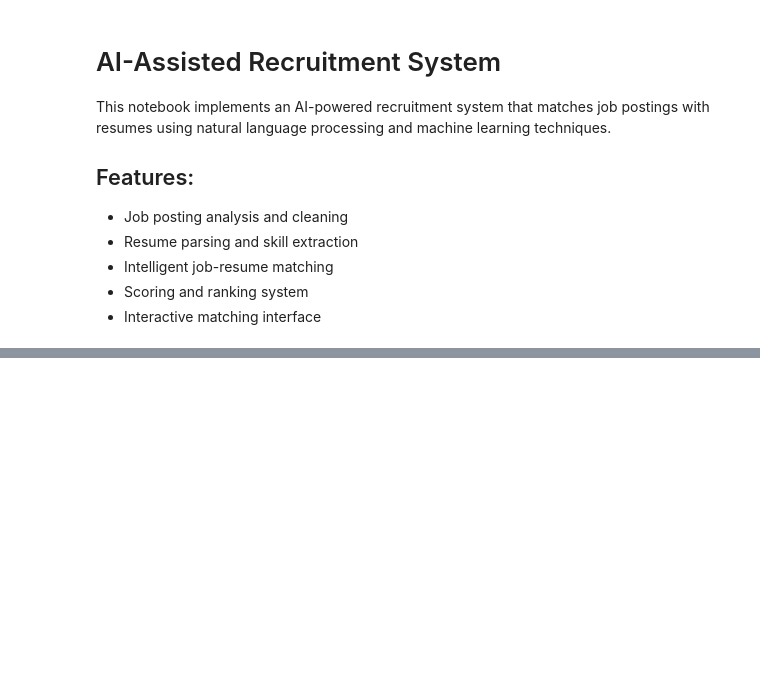
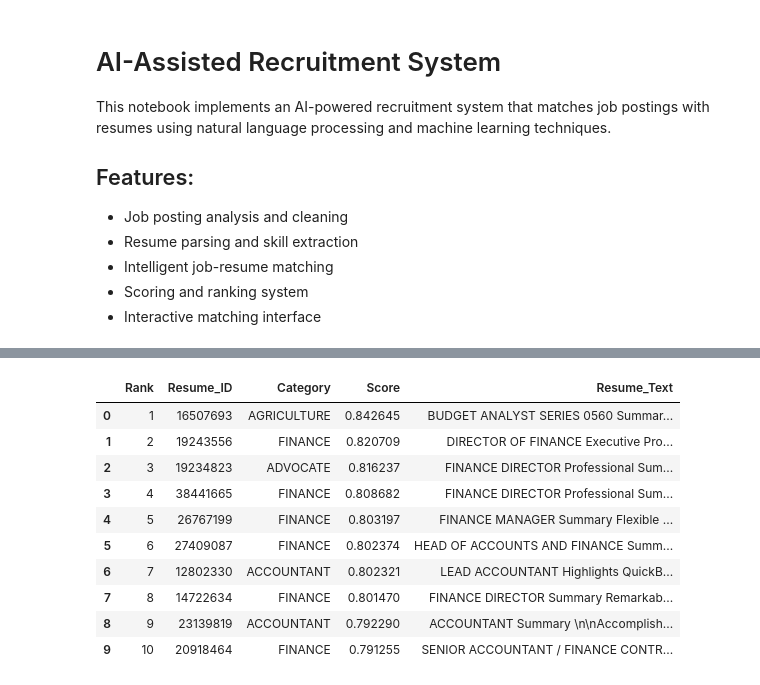
Before and after one commit to divya-israni/cadence1b, a Jupyter notebook: ai_recruitment_system.ipynb, the cells around one changed output, grey strips where cells are left out. Saved outputs shown, nothing was run; the diff lists cells and outputs as text; code cells hidden in the pictures; blank space fills up the shorter version.

```diff
--- a/ai_recruitment_system.ipynb
+++ b/ai_recruitment_system.ipynb
@@ -1153,0 +1180,72 @@ Top 10 candidates (BERT):
+# %%
+"""
+Find top candidates for a job posting using BERT (preferred) or TF-IDF matching.
+"""
+def top_candidates_for_job(job_index=None, title_contains=None, top_n=10):
+    """
+    Find top matching candidates for a job by index or title search.
+
+    Args:
+        job_index: Index of job in df_jobs_clean (optional)
+        title_contains: Substring to search in job titles (optional)
+        top_n: Number of top candidates to return
+
+    Returns:
+        DataFrame with ranked candidates
+    """
+    required = ['df_jobs_clean', 'df_resumes_clean']
+    for v in required:
+        if v not in globals():
+            raise RuntimeError(f"{v} not found. Run preprocessing cells first.")
+
+    if job_index is None and not title_contains:
+        raise ValueError("Provide either job_index or title_contains.")
+
+    if job_index is None:
+        mask = df_jobs_clean['Title'].fillna('').str.contains(title_contains, case=False, na=False)
+        if not mask.any():
+            raise ValueError(f"No job found with title containing: {title_contains}")
+        job_index = mask.idxmax()
+
+    job_row = df_jobs_clean.iloc[job_index]
+    print(f"Job [{job_index}] — {job_row['Title']} | {job_row.get('Company','N/A')} | {job_row.get('Location','N/A')}")
+
+    use_roberta = 'find_best_matches_roberta' in globals() and BERT_AVAILABLE and (roberta_model is not None)
+    use_bert = 'find_best_matches_bert' in globals() and BERT_AVAILABLE and (bert_model is not None)
+    results = None
+
+    if use_roberta:
+        try:
+            results = find_best_matches_roberta(job_index, df_jobs_clean, df_resumes_clean, top_n=top_n)
+            results = results[['Rank','Resume_ID','Category','RoBERTa_Similarity_Score','Resume_Text']]
+            results = results.rename(columns={'RoBERTa_Similarity_Score':'Score'})
+            method = "RoBERTa"
+        except Exception as e:
+            print(f"RoBERTa matching unavailable: {e}")
+            results = None
+
+    if results is None and use_bert:
+        try:
+            results = find_best_matches_bert(job_index, df_jobs_clean, df_resumes_clean, top_n=top_n)
+            results = results[['Rank','Resume_ID','Category','BERT_Similarity_Score','Resume_Text']]
+            results = results.rename(columns={'BERT_Similarity_Score':'Score'})
+            method = "BERT"
+        except Exception as e:
+            print(f"BERT matching unavailable: {e}")
+            results = None
+
+    if results is None:
+        required_tfidf = ['job_tfidf','resume_tfidf','find_best_matches']
+        if not all(r in globals() for r in required_tfidf):
+            raise RuntimeError("TF-IDF artifacts missing. Run TF-IDF vectorization cell first.")
+        results = find_best_matches(job_index, resume_tfidf, job_tfidf, df_resumes_clean, top_n=top_n)
+        results = results[['Rank','Resume_ID','Category','Similarity_Score','Resume_Text']]
+        results = results.rename(columns={'Similarity_Score':'Score'})
+        method = "TF-IDF"
+
+    print(f"\nTop {top_n} candidates ({method}):")
+    display(results)
+    return results
+
+top10 = top_candidates_for_job(job_index=0, top_n=10)
+# %% [output]
@@ -1153,0 +1255,11 @@ Top 10 candidates (BERT):
+|  | Rank | Resume_ID | Category | Score | Resume_Text |
+| 0 | 1 | 16507693 | AGRICULTURE | 0.842645 | BUDGET ANALYST SERIES 0560 Summar... |
+| 1 | 2 | 19243556 | FINANCE | 0.820709 | DIRECTOR OF FINANCE Executive Pro... |
+| 2 | 3 | 19234823 | ADVOCATE | 0.816237 | FINANCE DIRECTOR Professional Sum... |
+| 3 | 4 | 38441665 | FINANCE | 0.808682 | FINANCE DIRECTOR Professional Sum... |
+| 4 | 5 | 26767199 | FINANCE | 0.803197 | FINANCE MANAGER Summary Flexible ... |
+| 5 | 6 | 27409087 | FINANCE | 0.802374 | HEAD OF ACCOUNTS AND FINANCE Summ... |
+| 6 | 7 | 12802330 | ACCOUNTANT | 0.802321 | LEAD ACCOUNTANT Highlights QuickB... |
+| 7 | 8 | 14722634 | FINANCE | 0.801470 | FINANCE DIRECTOR Summary Remarkab... |
+| 8 | 9 | 23139819 | ACCOUNTANT | 0.792290 | ACCOUNTANT Summary \n\nAccomplish... |
+| 9 | 10 | 20918464 | FINANCE | 0.791255 | SENIOR ACCOUNTANT / FINANCE CONTR... |
```
Also changed, not shown: parts of 54 cells of this notebook, 37 other files.
